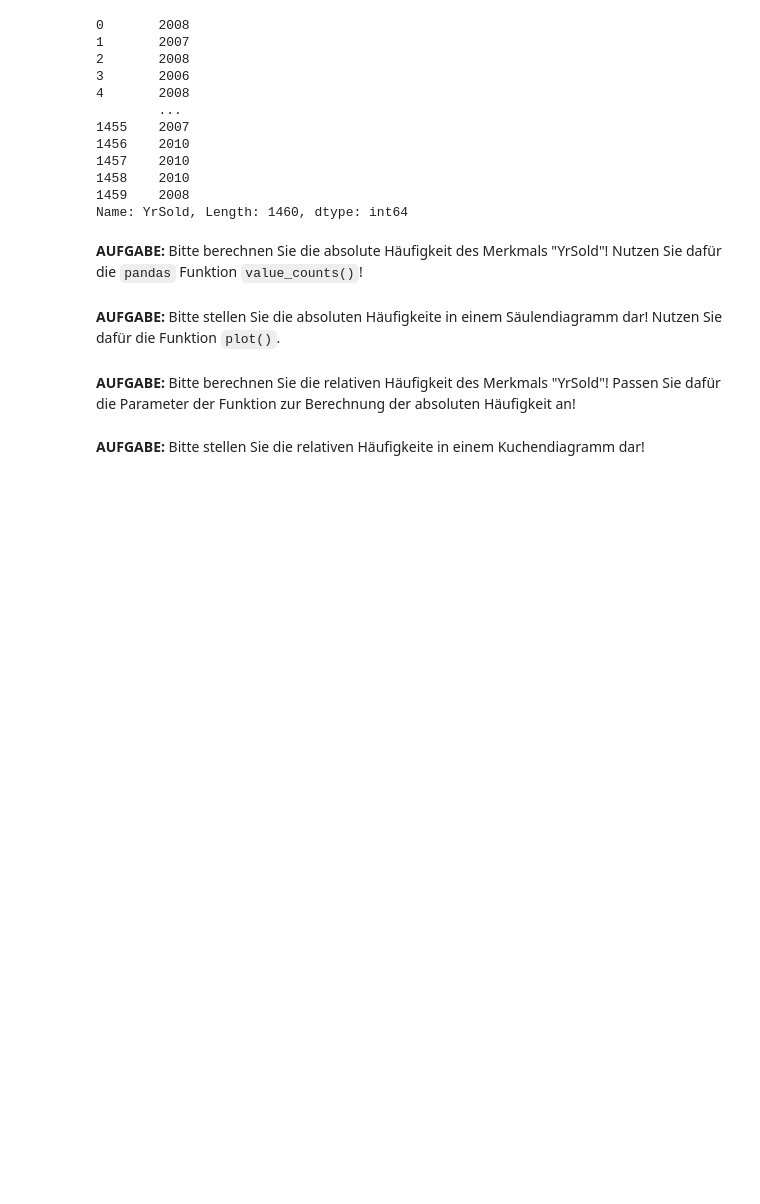
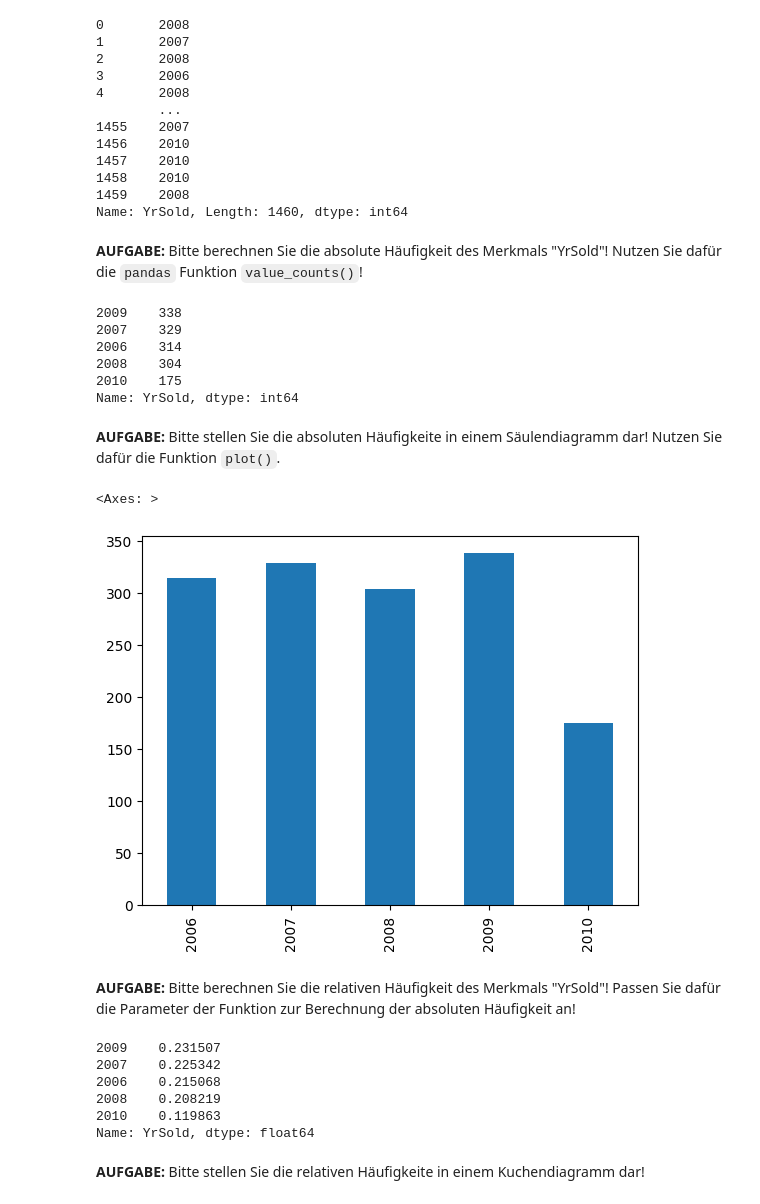
Before and after one commit to AlexKressner/Statistik, a Jupyter notebook: Deskriptive_Statistik.ipynb, the cells around one changed output. Cells and saved outputs as stored; diff of their text form; code cells hidden in the pictures; blank space fills up the shorter version.

```diff
--- a/Deskriptive_Statistik.ipynb
+++ b/Deskriptive_Statistik.ipynb
@@ -53,9 +53,32 @@ Name: YrSold, Length: 1460, dtype: int64
 data.YrSold = data.YrSold.astype("object")
 # %% [markdown]
 **AUFGABE:** Bitte berechnen Sie die absolute Häufigkeit des Merkmals "YrSold"! Nutzen Sie dafür die `pandas` Funktion `value_counts()`!
+# %%
+data.YrSold.value_counts()
+# %% [output]
+2009    338
+2007    329
+2006    314
+2008    304
+2010    175
+Name: YrSold, dtype: int64
 # %% [markdown]
 **AUFGABE:** Bitte stellen Sie die absoluten Häufigkeite in einem Säulendiagramm dar! Nutzen Sie dafür die Funktion `plot()`.
+# %%
+data.YrSold.value_counts().sort_index().plot(kind="bar")
+# %% [output]
+<Axes: >
+[figure, added]
 # %% [markdown]
 **AUFGABE:** Bitte berechnen Sie die relativen Häufigkeit des Merkmals "YrSold"! Passen Sie dafür die Parameter der Funktion zur Berechnung der absoluten Häufigkeit an!
+# %%
+data.YrSold.value_counts(normalize=True)
+# %% [output]
+2009    0.231507
+2007    0.225342
+2006    0.215068
+2008    0.208219
+2010    0.119863
+Name: YrSold, dtype: float64
 # %% [markdown]
 **AUFGABE:** Bitte stellen Sie die relativen Häufigkeite in einem Kuchendiagramm dar!
```
Also changed, not shown: parts of 13 cells of this notebook.
